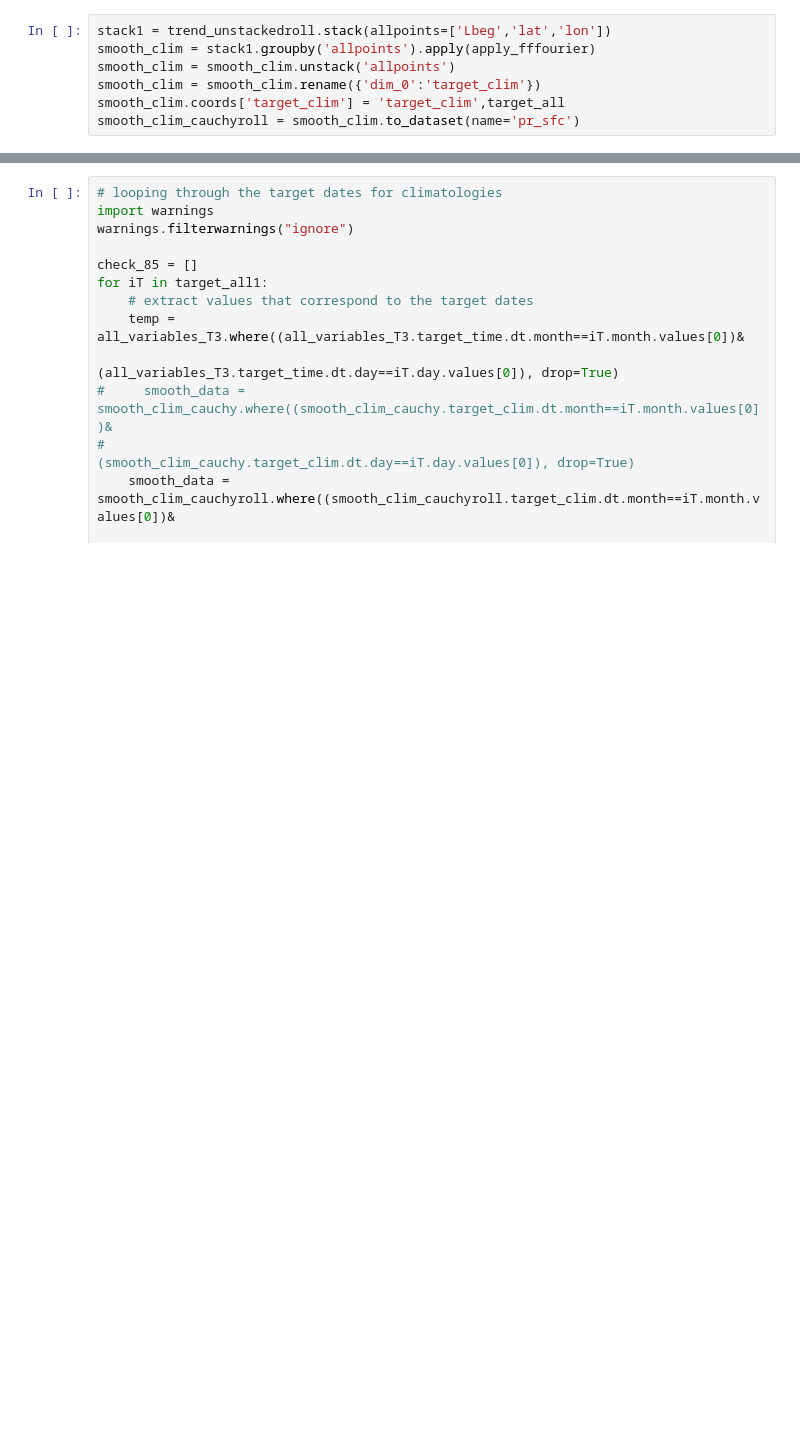
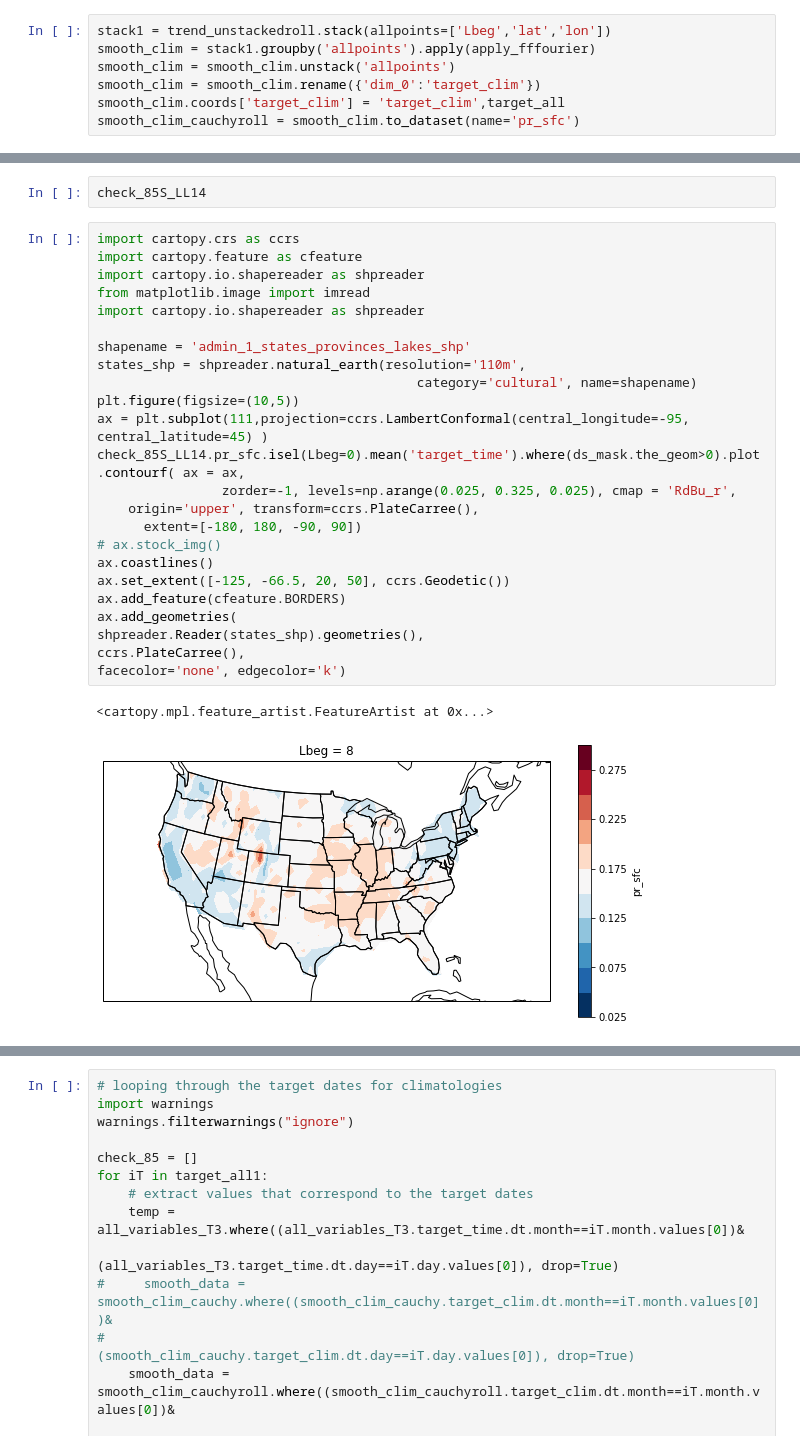
Before and after one commit to chiaral/xtreme_precip, a Jupyter notebook: Access_SubXData_from_folders-EMC-grib-Climatologies_fittingprocedure_v1-checkonforecast.ipynb, the cells around one changed output, grey strips where cells are left out. Cells and saved outputs as stored; diff of their text form; blank space fills up the shorter version.

```diff
--- a/Access_SubXData_from_folders-EMC-grib-Climatologies_fittingprocedure_v1-checkonforecast.ipynb
+++ b/Access_SubXData_from_folders-EMC-grib-Climatologies_fittingprocedure_v1-checkonforecast.ipynb
@@ -347,0 +555,29 @@ smooth_clim_cauchyroll = smooth_clim.to_dataset(name='pr_sfc')
+# %%
+check_85S_LL14
+# %%
+import cartopy.crs as ccrs
+import cartopy.feature as cfeature
+import cartopy.io.shapereader as shpreader
+from matplotlib.image import imread
+import cartopy.io.shapereader as shpreader
+
+shapename = 'admin_1_states_provinces_lakes_shp'
+states_shp = shpreader.natural_earth(resolution='110m',
+                                         category='cultural', name=shapename)
+plt.figure(figsize=(10,5))
+ax = plt.subplot(111,projection=ccrs.LambertConformal(central_longitude=-95, central_latitude=45) )
+check_85S_LL14.pr_sfc.isel(Lbeg=0).mean('target_time').where(ds_mask.the_geom>0).plot.contourf( ax = ax,
+                zorder=-1, levels=np.arange(0.025, 0.325, 0.025), cmap = 'RdBu_r',
+    origin='upper', transform=ccrs.PlateCarree(),
+      extent=[-180, 180, -90, 90])
+# ax.stock_img()
+ax.coastlines()
+ax.set_extent([-125, -66.5, 20, 50], ccrs.Geodetic())
+ax.add_feature(cfeature.BORDERS)
+ax.add_geometries(
+shpreader.Reader(states_shp).geometries(),
+ccrs.PlateCarree(),
+facecolor='none', edgecolor='k')
+# %% [output]
+<cartopy.mpl.feature_artist.FeatureArtist at 0x...>
+[figure, added]
```
Also changed, not shown: parts of 23 cells of this notebook, 30 other files.
